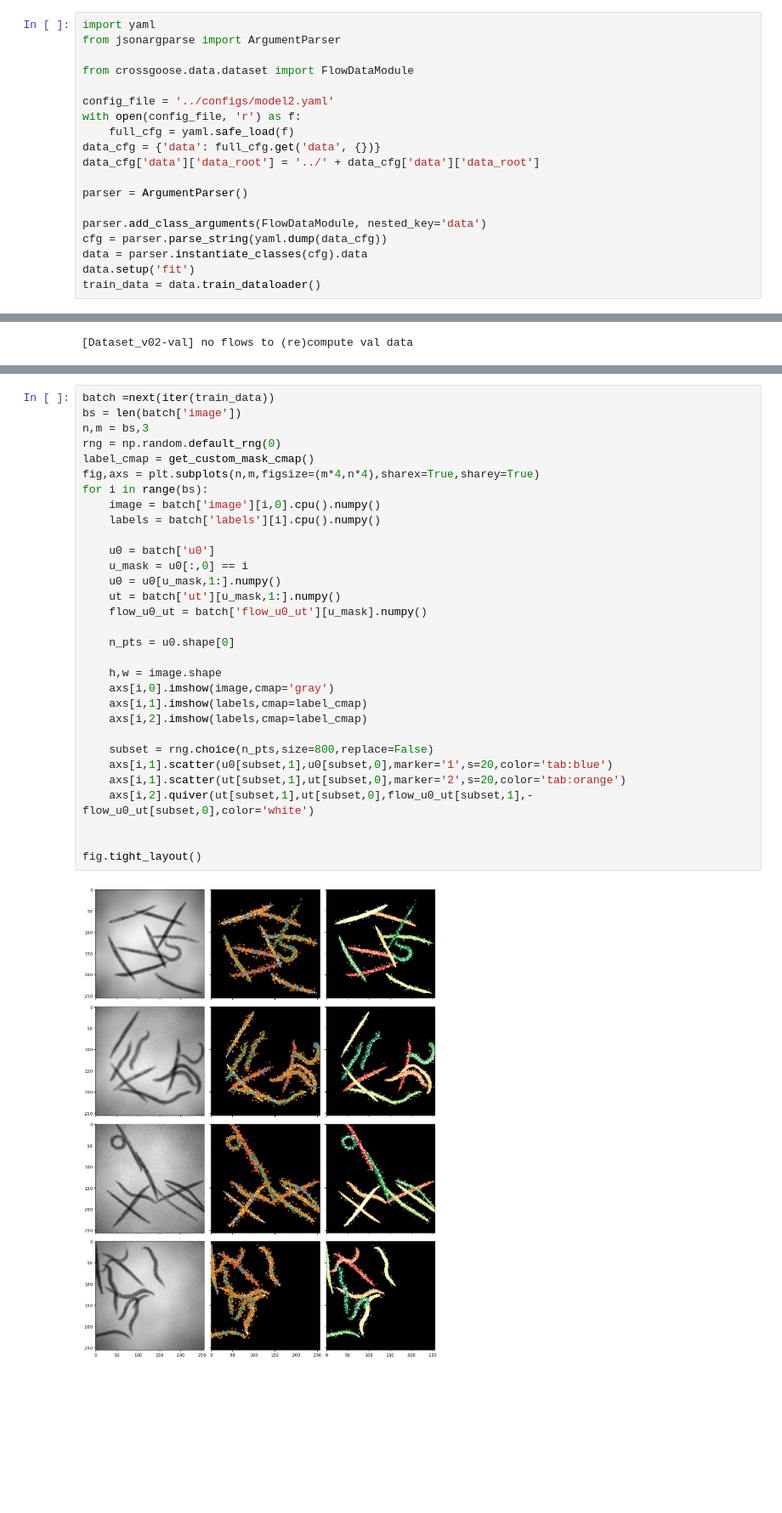
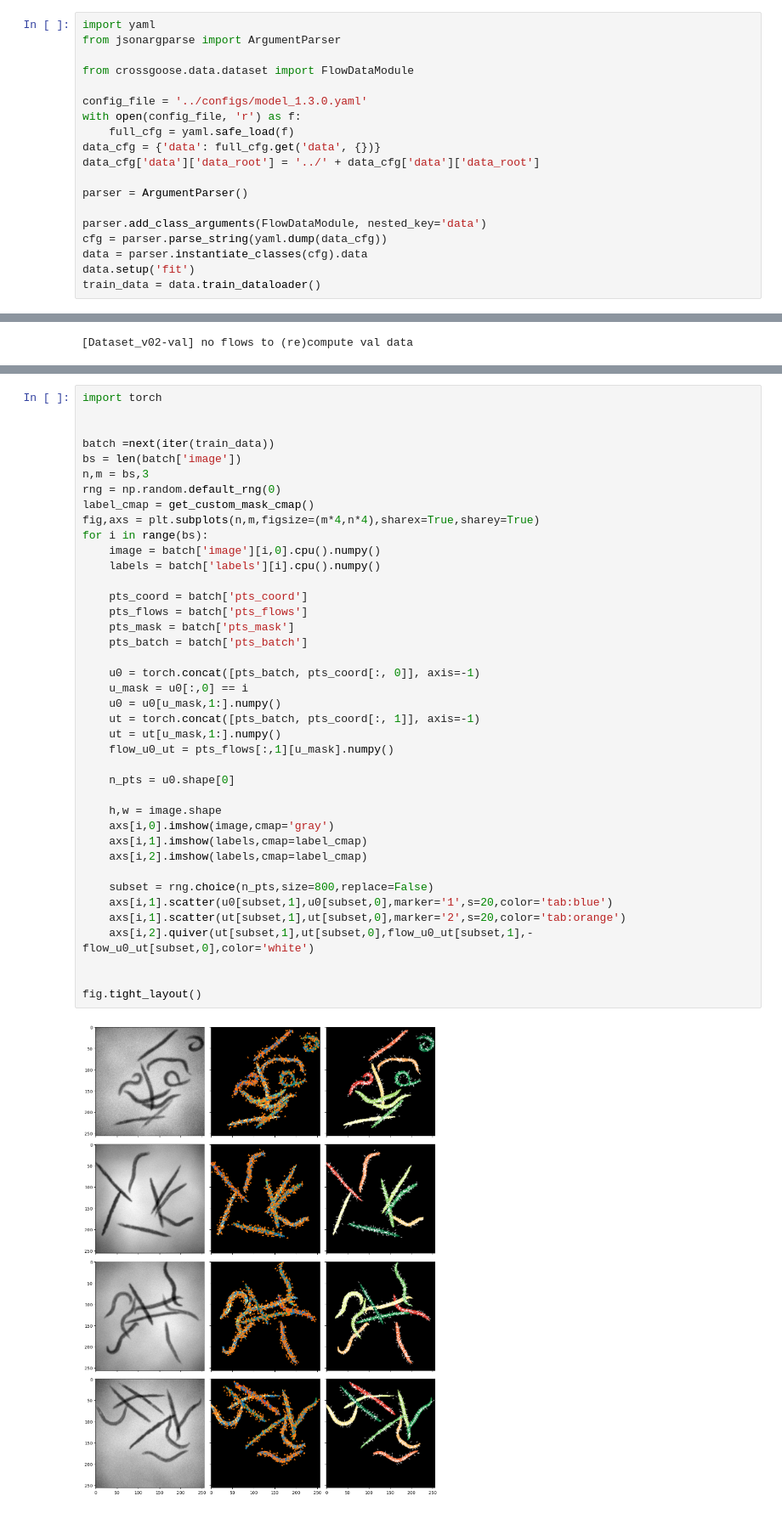
Before and after one commit to bia-pasteur/cross-goose, a Jupyter notebook: notebooks/preview_data.ipynb, the cells around one changed output, grey strips where cells are left out. Shown at 85% size. Cells and saved outputs as stored; diff of their text form; blank space fills up the shorter version.

```diff
--- a/notebooks/preview_data.ipynb
+++ b/notebooks/preview_data.ipynb
@@ -12,7 +12,7 @@ from jsonargparse import ArgumentParser
 
 from crossgoose.data.dataset import FlowDataModule
 
-config_file = '../configs/model2.yaml'
+config_file = '../configs/model_1.3.0.yaml'
 with open(config_file, 'r') as f:
     full_cfg = yaml.safe_load(f)
 data_cfg = {'data': full_cfg.get('data', {})}
@@ -88,33 +88,42 @@ fig.tight_layout()
 # %%
+import torch
+
+
 batch =next(iter(train_data))
 bs = len(batch['image'])
 n,m = bs,3
 rng = np.random.default_rng(0)
 label_cmap = get_custom_mask_cmap()
 fig,axs = plt.subplots(n,m,figsize=(m*4,n*4),sharex=True,sharey=True)
 for i in range(bs):
     image = batch['image'][i,0].cpu().numpy()
     labels = batch['labels'][i].cpu().numpy()
 
-    u0 = batch['u0']
+    pts_coord = batch['pts_coord']
+    pts_flows = batch['pts_flows']
+    pts_mask = batch['pts_mask']
+    pts_batch = batch['pts_batch']
+
+    u0 = torch.concat([pts_batch, pts_coord[:, 0]], axis=-1)
     u_mask = u0[:,0] == i
     u0 = u0[u_mask,1:].numpy()
-    ut = batch['ut'][u_mask,1:].numpy()
-    flow_u0_ut = batch['flow_u0_ut'][u_mask].numpy()
+    ut = torch.concat([pts_batch, pts_coord[:, 1]], axis=-1)
+    ut = ut[u_mask,1:].numpy()
+    flow_u0_ut = pts_flows[:,1][u_mask].numpy()
 
     n_pts = u0.shape[0]
 
     h,w = image.shape
     axs[i,0].imshow(image,cmap='gray')
     axs[i,1].imshow(labels,cmap=label_cmap)
     axs[i,2].imshow(labels,cmap=label_cmap)
 
     subset = rng.choice(n_pts,size=800,replace=False)
     axs[i,1].scatter(u0[subset,1],u0[subset,0],marker='1',s=20,color='tab:blue')
     axs[i,1].scatter(ut[subset,1],ut[subset,0],marker='2',s=20,color='tab:orange')
     axs[i,2].quiver(ut[subset,1],ut[subset,0],flow_u0_ut[subset,1],-flow_u0_ut[subset,0],color='white')
 
 
 fig.tight_layout()
 # %% [output]
-[figure, old version]
+[figure, new version]
```
Also changed, not shown: parts of 1 cell of this notebook.
